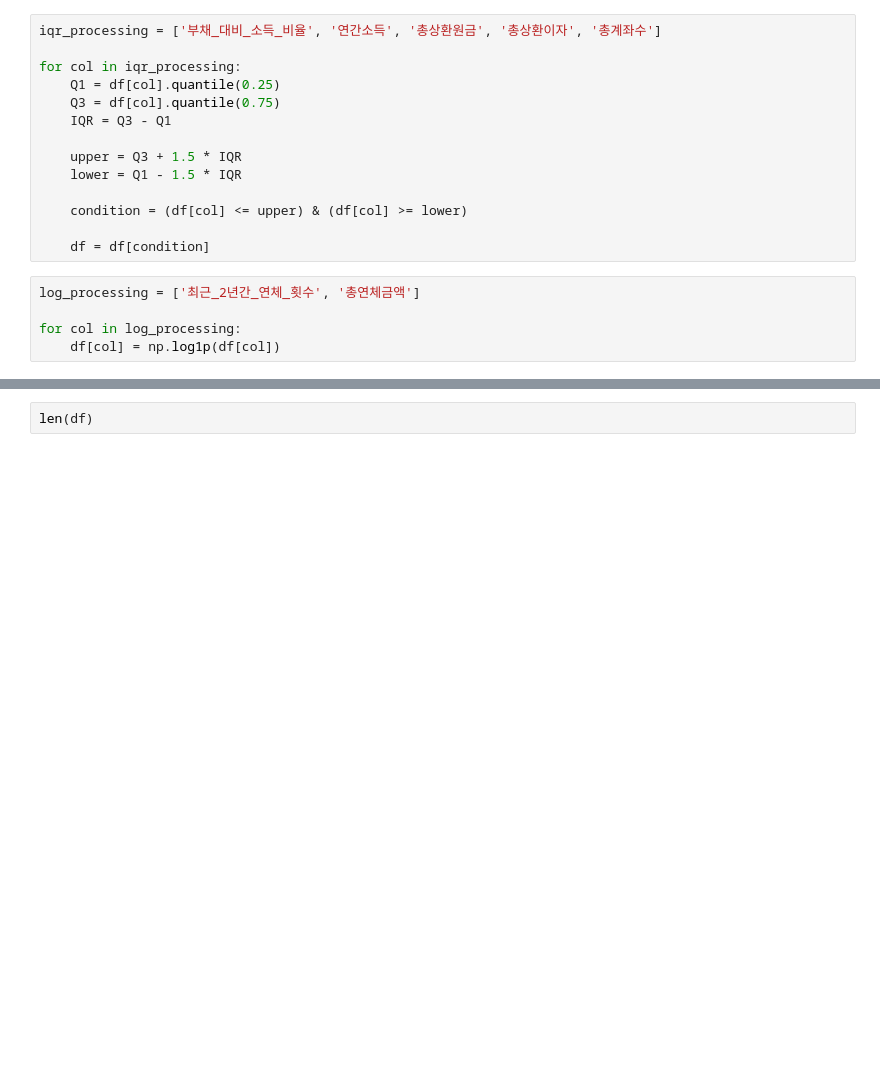
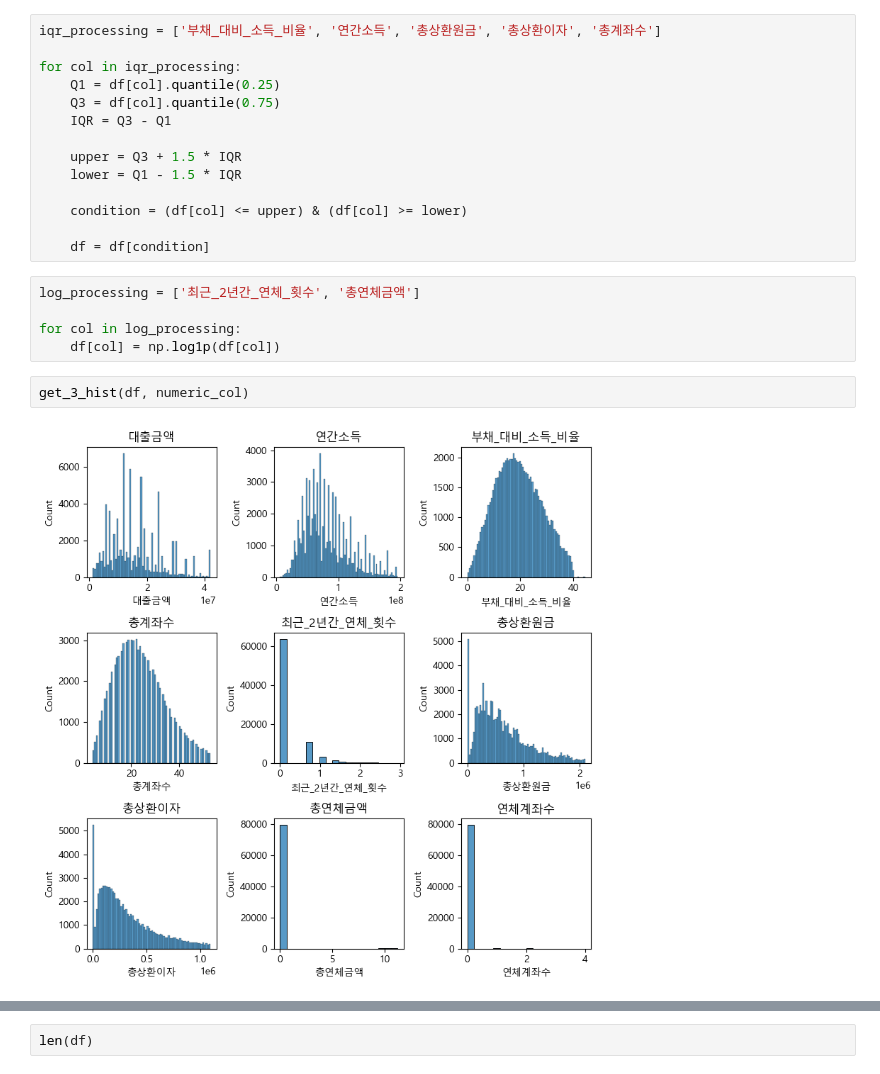
Before and after one commit to persuade39/project, a Jupyter notebook: EDA_preprocessing.ipynb, the cells around one changed output, grey strips where cells are left out. Saved outputs shown, nothing was run; the diff lists cells and outputs as text; blank space fills up the shorter version.

```diff
--- a/EDA_preprocessing.ipynb
+++ b/EDA_preprocessing.ipynb
@@ -153,3 +153,7 @@ log_processing = ['최근_2년간_연체_횟수', '총연체금액']
 
 for col in log_processing:
     df[col] = np.log1p(df[col])
+# %%
+get_3_hist(df, numeric_col)
+# %% [output]
+[figure, added]
```
Also changed, not shown: parts of 1 cell of this notebook.
